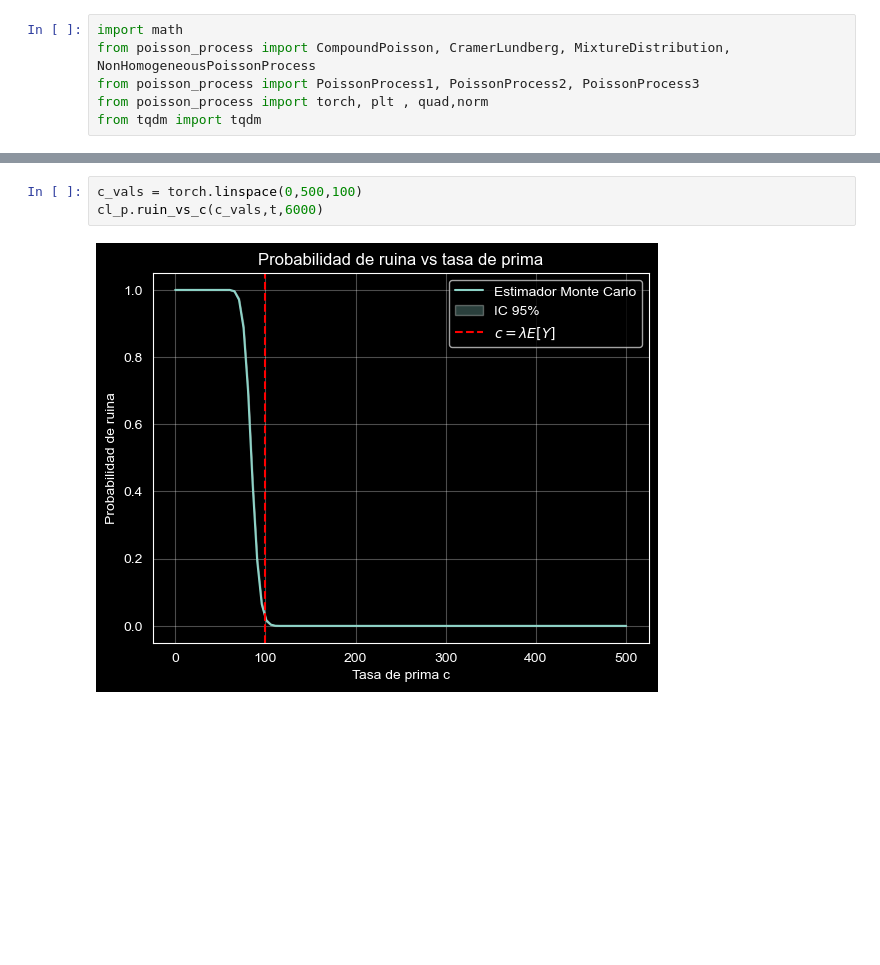
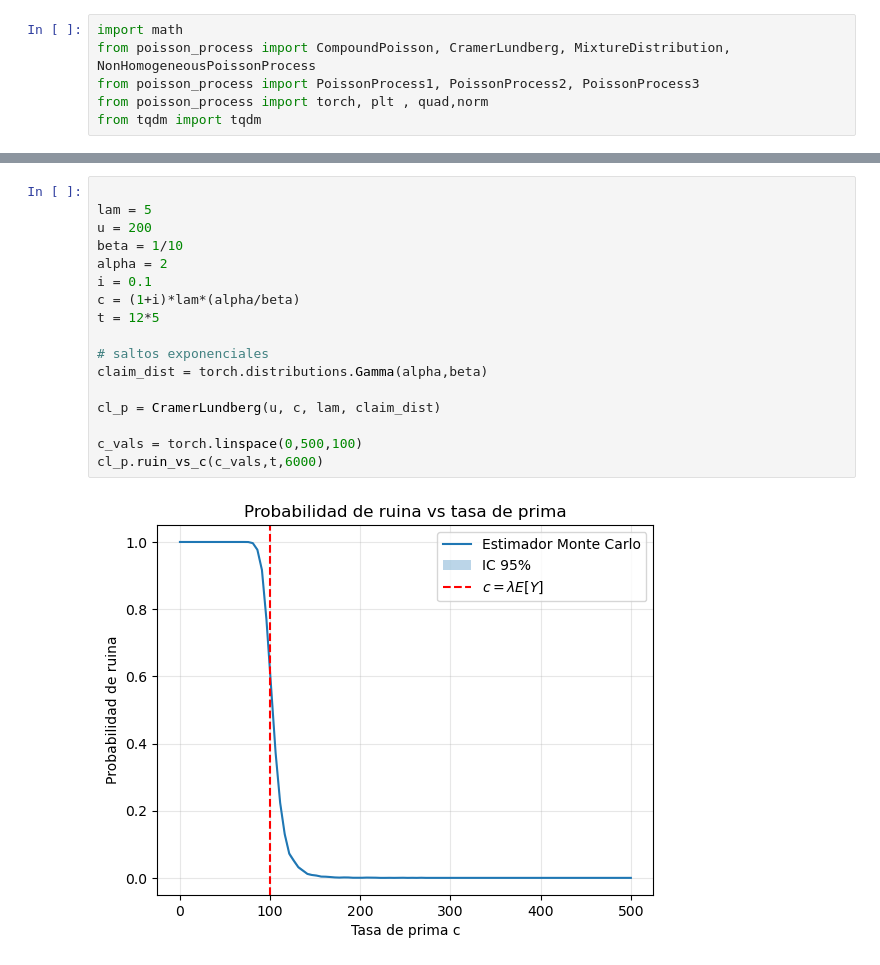
Before and after one commit to yaelrsc/Computaci-n-estad-stica-2026-2, a Jupyter notebook: Monte Carlo/poisson_monte_carlo.ipynb, the cells around one changed output, grey strips where cells are left out. Cells and saved outputs as stored; diff of their text form; blank space fills up the shorter version.

```diff
--- a/Monte Carlo/poisson_monte_carlo.ipynb
+++ b/Monte Carlo/poisson_monte_carlo.ipynb
@@ -163,8 +163,22 @@ cl_p.ruin_vs_u(u_vals,t,6000)
 # %%
+
+lam = 5
+u = 200
+beta = 1/10
+alpha = 2
+i = 0.1
+c = (1+i)*lam*(alpha/beta)
+t = 12*5
+
+# saltos exponenciales
+claim_dist = torch.distributions.Gamma(alpha,beta)
+
+cl_p = CramerLundberg(u, c, lam, claim_dist)
+
 c_vals = torch.linspace(0,500,100)
 cl_p.ruin_vs_c(c_vals,t,6000)
 # %% [output]
-[figure, old version]
+[figure, new version]
 # %%
 lam = 5
 u = 200
```
Also changed, not shown: parts of 11 cells of this notebook, 4 other files.
